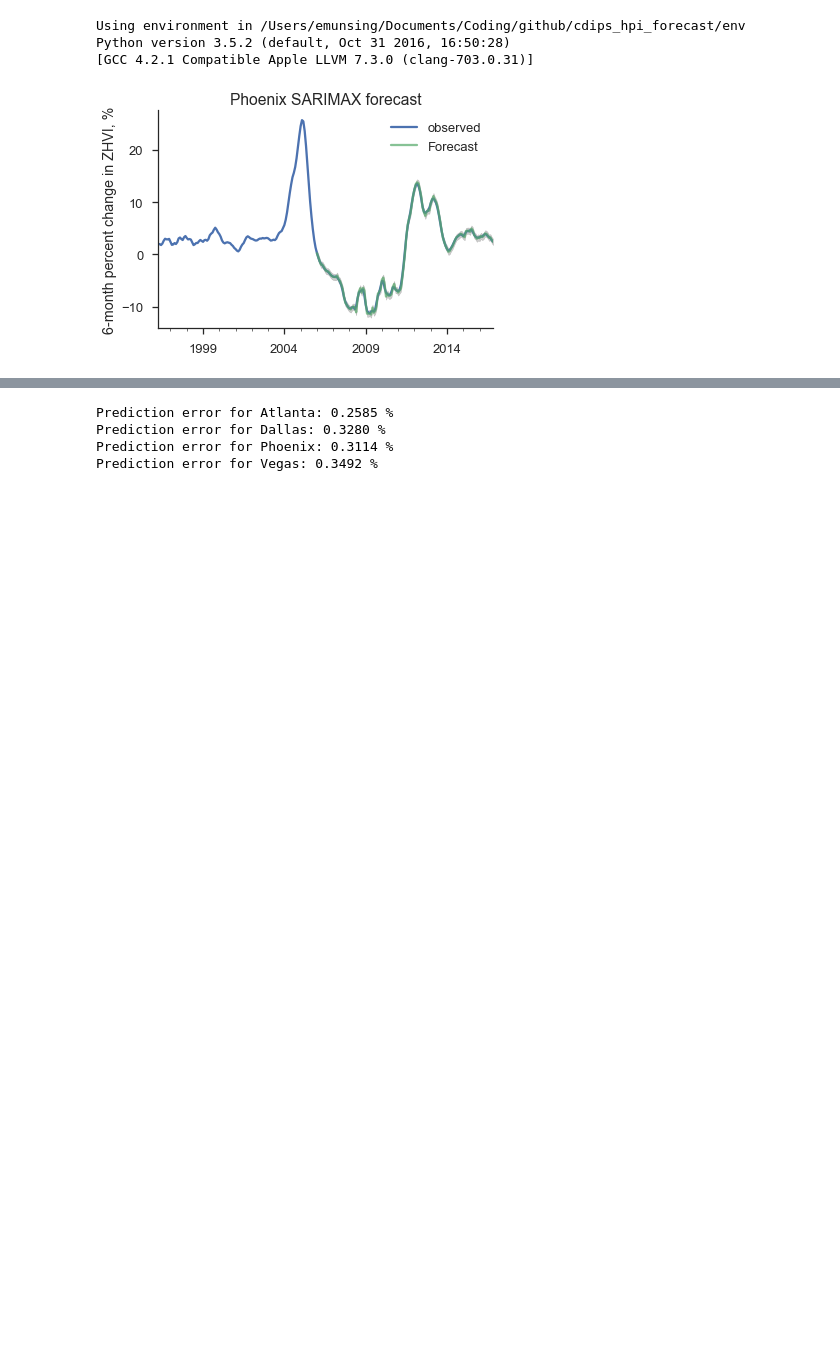
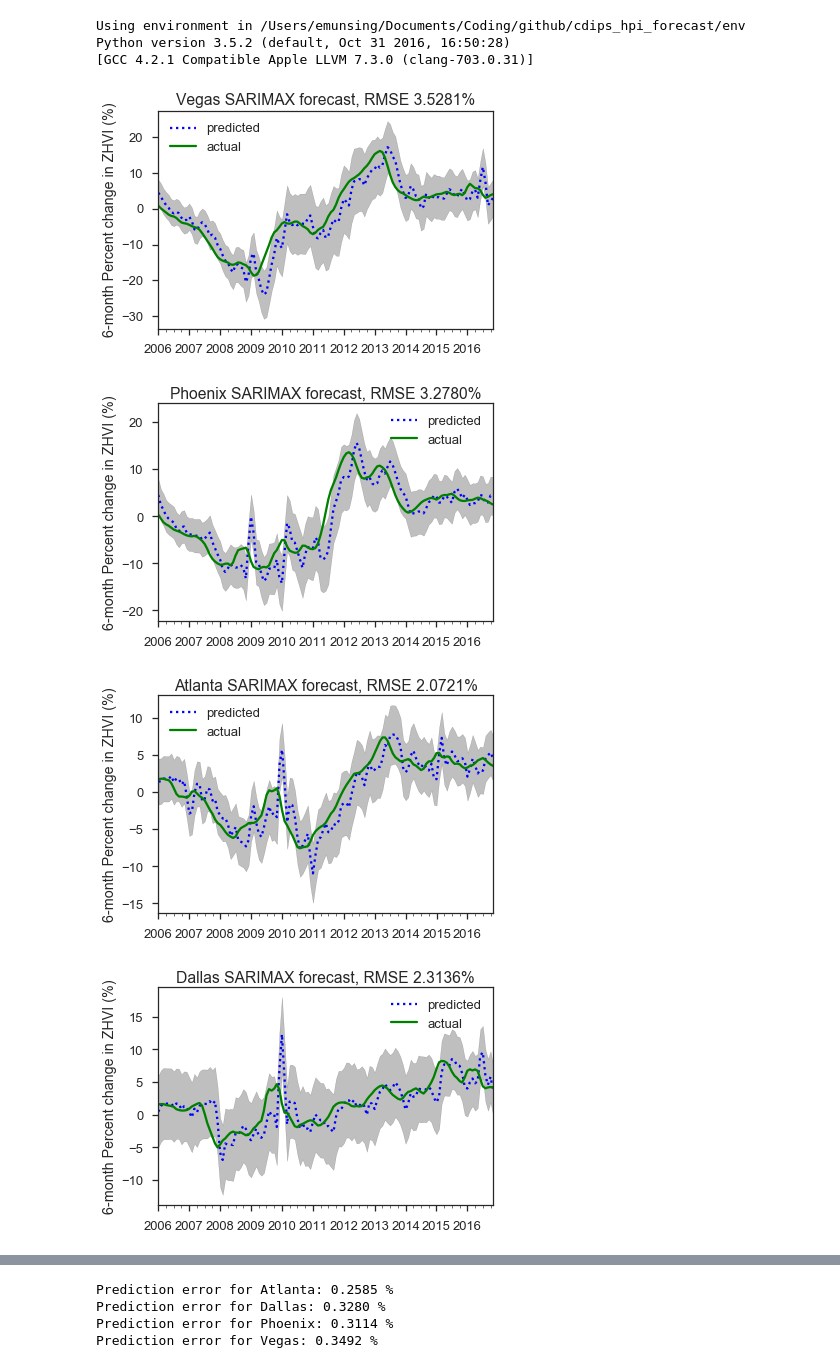
Before and after one commit to kkwteh/cdips_hpi_forecast, a Jupyter notebook: SARIMAX_testing.ipynb, the cells around one changed output, grey strips where cells are left out. Cells and saved outputs as stored; diff of their text form; code cells hidden in the pictures; blank space fills up the shorter version.

Commit message:
Corrected forecasting method for sarimax-style predictors

```diff
--- a/SARIMAX_testing.ipynb
+++ b/SARIMAX_testing.ipynb
@@ -42,31 +43,13 @@ df = df.drop(['RegionID','SizeRank'],axis=1)
 df.columns = pd.DatetimeIndex(df.columns)
 # %%
 cityList = list(metroString.keys())
+cityList.sort()
 startDate = None #'2004-01-01'
 endDate   = None
 
-i = 6
+shiftMonths = 6
 city = 'Phoenix'
 ts = df.loc[metroString[city],startDate:endDate]
-y = ts.pct_change(periods=i).shift(-i).dropna()*100
-# %%
-## Basic SARIMAX
-
-model=smt.SARIMAX(y, trend='c', order=(1, 1, 1))
-res=model.fit()
-pred = res.get_prediction(start='2006-01-01')
-pred_ci = pred.conf_int()
-ax = y.plot(label='observed')
-pred.predicted_mean.plot(ax=ax, label='Forecast', alpha=.7)
-ax.fill_between(pred_ci.index,
-                pred_ci.iloc[:, 0],
-                pred_ci.iloc[:, 1], color='k', alpha=.2)
-plt.title('%s SARIMAX forecast'%city)
-plt.ylabel("6-month percent change in ZHVI, %")
-plt.legend()
-sns.despine()
-# %% [output]
-[figure, removed]
 # %%
 def getRMSE(x,y):
     # X: Pandas TimeSeries of actual data
@@ -77,3 +60,48 @@ def getRMSE(x,y):
         return np.sqrt(diff.pow(2).sum()/diff.count())
     else:
         return np.sqrt(diff.pow(2).sum(axis=0) / diff.count(axis=0))
+# %%
+for city in cityList:
+    ts = df.loc[metroString[city],startDate:endDate]
+    y = ts
+
+    trainUntil    = '2005-12'
+    trainEndIndex = y.index.get_loc(trainUntil).stop
+    trainingEnds  = y.index[trainEndIndex]
+    testingStarts = y.index[trainEndIndex + shiftMonths - 1]
+    trainDateList = y.loc[trainingEnds:,].index
+    testDateList  = y.loc[testingStarts:,].index
+
+    results = pd.DataFrame(index=trainDateList, columns=['lower','predicted','upper'])
+
+    model=smt.SARIMAX(y, order=(1, 2, 1))
+    res=model.fit()
+
+
+    for i in range(len(testDateList)):
+        testDate = testDateList[i]
+        myForecast = res.get_prediction(start=trainDateList[i],dynamic=True)  # This will run rolling predictions based on the fitted model
+
+        # We want to pull the mean prediction and confidence interval data for the forecast prices n-months into the future
+        results.loc[testDate,['lower','upper']] = myForecast.conf_int().loc[testDate,:].values # This is the forecast for the future date
+        results.loc[testDate,'predicted'] = myForecast.predicted_mean.loc[testDate]
+
+    scaledResults = results.shift(-shiftMonths,axis=0).divide(y,axis=0) - 1
+    scaledResults = scaledResults * 100
+    scaledResults.dropna(inplace=True)
+
+    # Create the ground-truth against which we're comparing this
+    actual = y.pct_change(periods=shiftMonths).shift(-shiftMonths).dropna() * 100
+    actual.name = 'actual'
+    scaledResults = scaledResults.join(actual,how='inner').dropna()
+
+    ## Plot results
+    ax = scaledResults[['predicted','actual']].plot(style=['b:','g-'])
+    ax.set_ylabel('6-month Percent change in ZHVI (%)')
+    plt.title('%s SARIMAX forecast, RMSE %.4f%%'%(city,getRMSE(scaledResults['predicted'],scaledResults['actual'])))
+    ax.fill_between(scaledResults.index, list(scaledResults['lower'].values), list(scaledResults['upper'].values),color='k',alpha=0.25)
+# %% [output]
+[figure, added]
+[figure, added]
+[figure, added]
+[figure, added]
```
Also changed, not shown: parts of 3 cells of this notebook.
